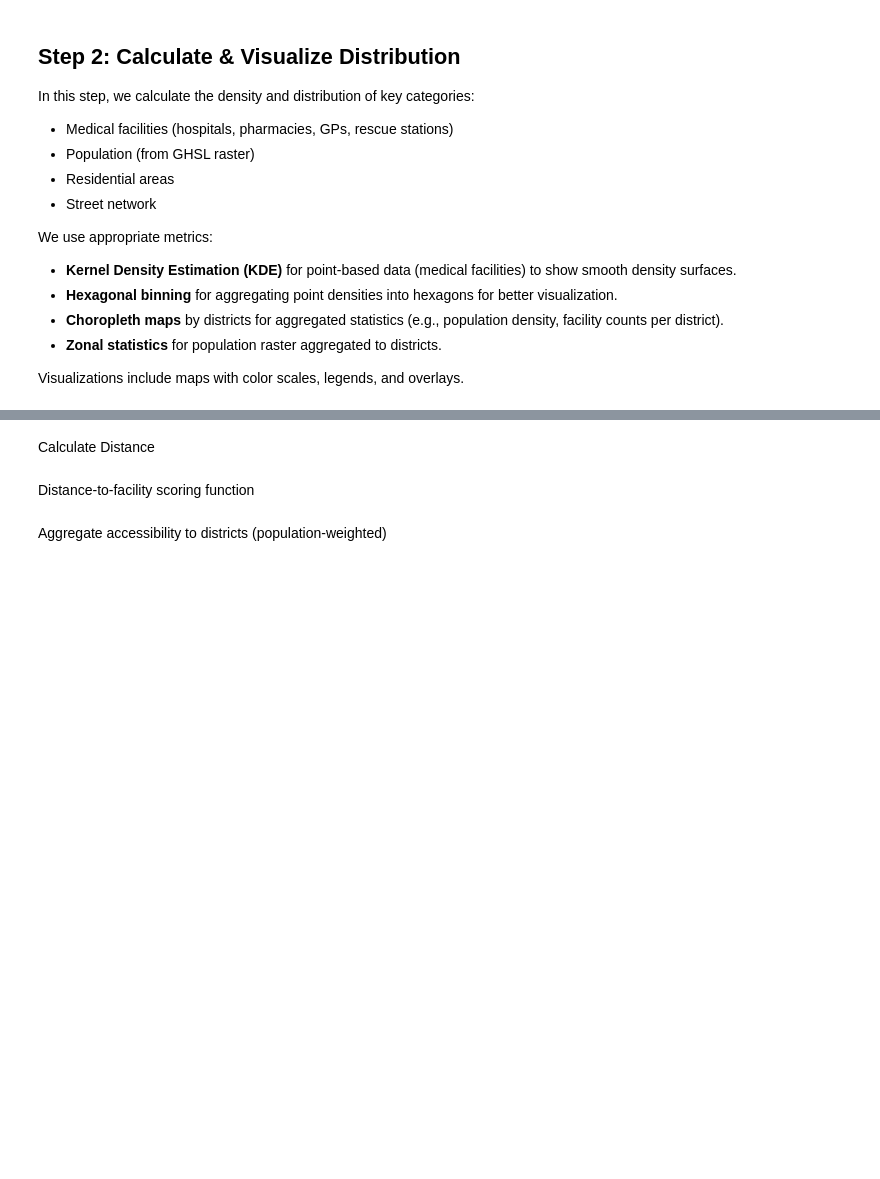
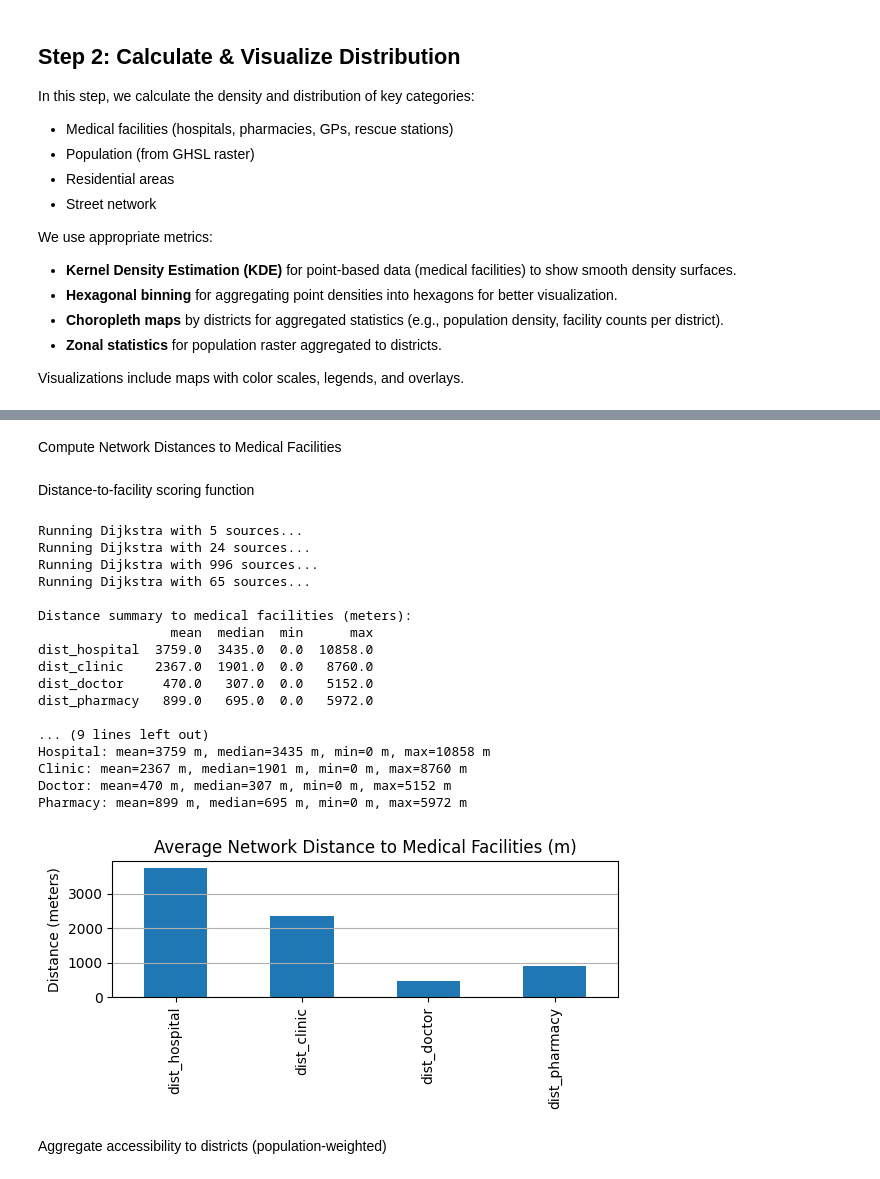
Before and after one commit to j-breitler/GIS_2_Final_G4, a Jupyter notebook: G4_Final_Project.ipynb, the cells around one changed output, grey strips where cells are left out. Saved outputs shown, nothing was run; the diff lists cells and outputs as text; code cells hidden in the pictures; blank space fills up the shorter version.

Commit message:
code debugging, clean dijkstra code snippet

```diff
--- a/G4_Final_Project.ipynb
+++ b/G4_Final_Project.ipynb
@@ -545,2 +661,2 @@ print(f"  Hospitals:  {len(hospitals)}, Clinics: {len(clinics)}, Doctors: {len(d
 # %% [markdown]
-Calculate Distance
+Compute Network Distances to Medical Facilities
@@ -629,13 +700,14 @@ Distance-to-facility scoring function
 def score(dist, dmax, weight):
     """
     function to calculate the accessibility score based on distance using a quadratic decay function
-    dist: distance to the facility
-    dmax: maximum distance for full score
-    weight: weight of the facility type
-    returns: accessibility score
+    dist: float or array, distance to facility
+    dmax: float, maximum distance for full score
+    weight: float, facility weight
+    Returns: score in [0, weight]
     """
+    dist = np.nan_to_num(dist, nan=np.inf)  # unreachable nodes treated as very far
     x = np.clip(dist / dmax, 0, 1)
-    return np.maximum(0, 1 - x**2) * weight
+    return (1 - x**2) * weight
 
     # Facility-specific accessibility scores (4 criteria)
 def calculate_accessibility_scores(nodes, hospitals, clinics, doctors, pharmacies):
@@ -668,52 +740,73 @@ def calculate_accessibility_scores(nodes, hospitals, clinics, doctors, pharmacie
     # Final accessibility score = only medical facilities
     nodes_dist['access_score'] = nodes_dist['facilities_sum']
 
-# Normalize to [0,1]
-    nodes_dist['access_norm'] = nodes_dist['access_score'] / nodes_dist['access_score'].max()
+    # Normalize to [0,1] using max possible weighted score
+    nodes_dist['access_norm'] = nodes_dist['access_score'] / sum(WEIGHTS.values())
 
     return nodes_dist
 # %%
-# Calculate accessibility scores for all network nodes
+# Compute accessibility scores for all network nodes
 nodes_scores = calculate_accessibility_scores(nodes, hospitals, clinics, doctors, pharmacies)
 
-# Define distance columns
+# Distance columns to each facility type
 dist_cols = ['dist_hospital', 'dist_clinic', 'dist_doctor', 'dist_pharmacy']
 
-# Calculate mean, median, and maximum distances
-summary_dist = nodes_scores[dist_cols].agg(['mean', 'median', 'max']).T
-summary_dist = summary_dist.round(0)  # round to meters
+# Summarize distances: mean, median, min, max
+summary_dist = nodes_scores[dist_cols].agg(['mean', 'median', 'min', 'max']).T
+summary_dist = summary_dist.round(0)
 
-# Print readable distance summary
+# Print distance summary table
 print("\nDistance summary to medical facilities (meters):")
 print(summary_dist)
 
-
-# Define accessibility score columns
+# Accessibility score columns
 score_cols = ['score_hospital', 'score_clinic', 'score_doctor', 'score_pharmacy', 'access_score']
 
-# Calculate mean, median, and maximum accessibility scores
+# Summarize accessibility scores: mean, median, max
 summary_scores = nodes_scores[score_cols].agg(['mean', 'median', 'max']).T
 summary_scores = summary_scores.round(3)
 
-# Print readable score summary
+# Print accessibility score summary
 print("\nAccessibility score summary (0 = worst, 1 = best):")
 print(summary_scores)
 
-
-# Print simplified interpretation for thesis/report
-print("\nDistance statistic:")
+# Print full distance statistics: mean, median, min, max
+print("\nDistance statistics:")
 for f in ['hospital', 'clinic', 'doctor', 'pharmacy']:
     mean_d = summary_dist.loc[f'dist_{f}', 'mean']
     median_d = summary_dist.loc[f'dist_{f}', 'median']
-    print(f"Average distance to nearest {f}: {mean_d:.0f} m (median: {median_d:.0f} m)")
-
+    min_d = summary_dist.loc[f'dist_{f}', 'min']
+    max_d = summary_dist.loc[f'dist_{f}', 'max']
+    print(f"{f.capitalize()}: mean={mean_d:.0f} m, median={median_d:.0f} m, min={min_d:.0f} m, max={max_d:.0f} m")
 
 # Optional bar plot of average distances
-summary_dist['mean'].plot(kind='bar', figsize=(8,5), title='Average Network Distance to Medical Facilities (m)')
+summary_dist['mean'].plot(
+    kind='bar', figsize=(8,5),
+    title='Average Network Distance to Medical Facilities (m)'
+)
 plt.ylabel("Distance (meters)")
 plt.grid(axis='y')
 plt.tight_layout()
 plt.show()
+# %% [output]
+Running Dijkstra with 5 sources...
+Running Dijkstra with 24 sources...
+Running Dijkstra with 996 sources...
+Running Dijkstra with 65 sources...
+
+Distance summary to medical facilities (meters):
+                 mean  median  min      max
+dist_hospital  3759.0  3435.0  0.0  10858.0
+dist_clinic    2367.0  1901.0  0.0   8760.0
+dist_doctor     470.0   307.0  0.0   5152.0
+dist_pharmacy   899.0   695.0  0.0   5972.0
+
+... (9 lines left out)
+Hospital: mean=3759 m, median=3435 m, min=0 m, max=10858 m
+Clinic: mean=2367 m, median=1901 m, min=0 m, max=8760 m
+Doctor: mean=470 m, median=307 m, min=0 m, max=5152 m
+Pharmacy: mean=899 m, median=695 m, min=0 m, max=5972 m
+[figure, added]
 # %% [markdown]
 Aggregate accessibility to districts (population-weighted)
 # %%
```
Also changed, not shown: parts of 42 cells of this notebook.
